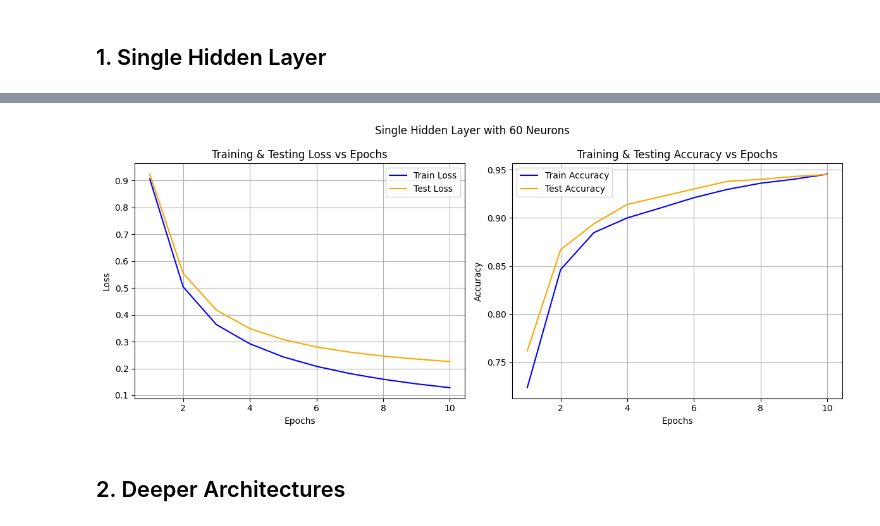
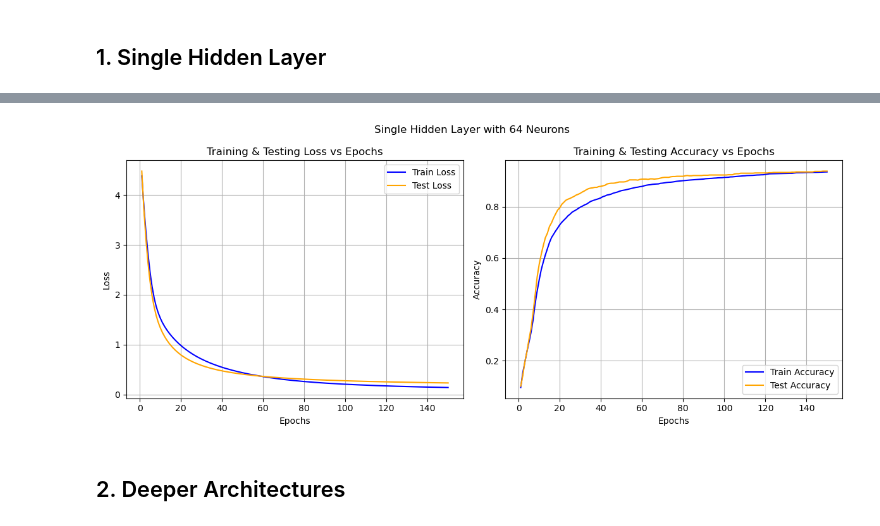
Before and after one commit to kevindemann/MachineLearningProject, a Jupyter notebook: src/experiments.ipynb, the cells around one changed output, grey strips where cells are left out. Cells and saved outputs as stored; diff of their text form; code cells hidden in the pictures.

```diff
--- a/src/experiments.ipynb
+++ b/src/experiments.ipynb
@@ -102,7 +102,7 @@ New x std: 0.9999999999999997
 
 ### For every iteration of the model, 150 epochs will be run, and the loss function is categorical cross entropy.
 # %%
-epochs = 10
+epochs = 150
 loss = 'cross_entropy'
 # %% [markdown]
 ## 1.  Single Hidden Layer
@@ -114,5 +114,5 @@ optimizer_1 = 'gd'
 
 model_1_a = Classifier(x_train_augmented, y_train_augmented, x_test_a, y_test, hidden_architecture_1)
 model_1_a.data_schuffel()
-params_1_a, history_1_a  = model_1_a.train(loss = loss, optimizer= optimizer_1, epochs = epochs, batch_size = 7)
+params_1_a, history_1_a  = model_1_a.train(loss = loss, optimizer= optimizer_1, epochs = epochs, batch_size = 128)
 # %% [output]
@@ -124,7 +136,8 @@ Test Loss: 0.2260 |Test Accuracy: 0.9450
 # %%
-visualization(history_1_a, 'Single Hidden Layer with 60 Neurons', epochs=epochs)
+
+visualization(history_1_a, 'Single Hidden Layer with 64 Neurons', epochs=epochs)
 # %% [output]
-[figure, old version]
+[figure, new version]
 # %% [markdown]
 ## 2. Deeper Architectures
 # %%
```
Also changed, not shown: parts of 11 cells of this notebook, 10 other files.
